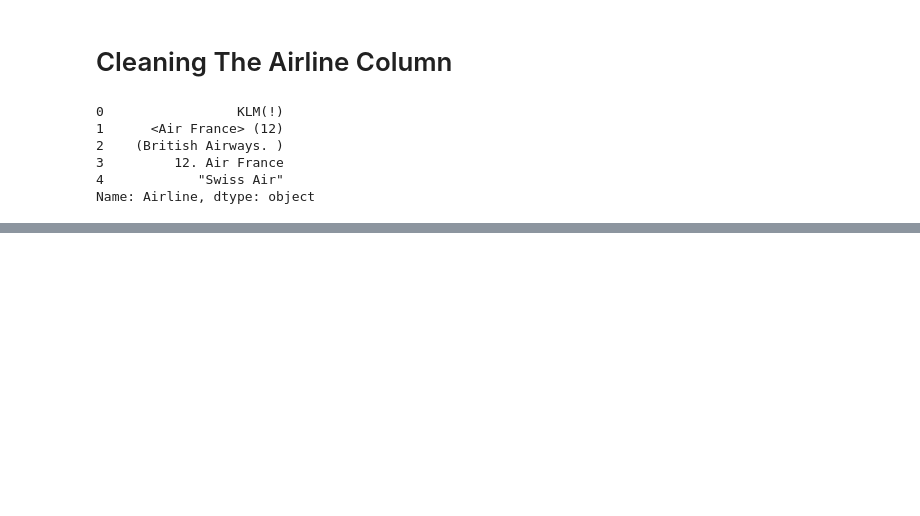
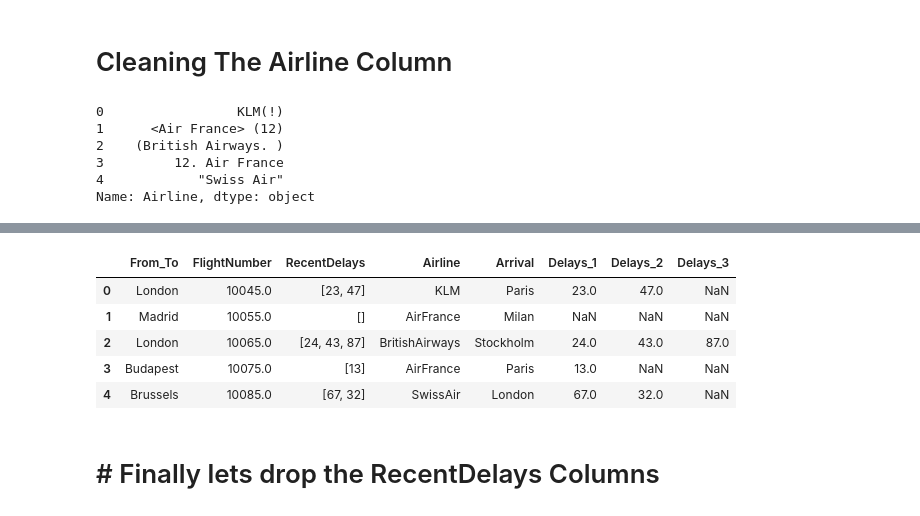
Before and after one commit to RancyChepchirchir/Assignments, a Jupyter notebook: 05.Data_Cleaning_Assignment.ipynb, the cells around one changed output, grey strips where cells are left out. Drawn from its saved outputs; the diff is of its cells as text; code cells hidden in the pictures; blank space fills up the shorter version.

```diff
--- a/05.Data_Cleaning_Assignment.ipynb
+++ b/05.Data_Cleaning_Assignment.ipynb
@@ -199,3 +203,6 @@ should be NaN.
 Expand the Series of lists into a DataFrame named delays, rename the columns
 delay_1, delay_2, etc. and replace the unwanted RecentDelays column in df
 with delays.
+# %%
+df2 = pd.DataFrame(df1['RecentDelays'].values.tolist())
+df2
@@ -201,0 +218,6 @@ with delays.
+# %%
+try:
+    df2.rename(columns = {0:'Delays_1', 1:'Delays_2', 2:'Delays_3'} , inplace = True)
+
+except Exception as x:
+    pass
@@ -201,0 +236,13 @@ with delays.
+# %%
+df1[['Delays_1','Delays_2','Delays_3']] = df2[['Delays_1','Delays_2','Delays_3']]
+# %%
+df1
+# %% [output]
+|  | From_To | FlightNumber | RecentDelays | Airline | Arrival | Delays_1 | Delays_2 | Delays_3 |
+| 0 | London | 10045.0 | [23, 47] | KLM | Paris | 23.0 | 47.0 | NaN |
+| 1 | Madrid | 10055.0 | [] | AirFrance | Milan | NaN | NaN | NaN |
+| 2 | London | 10065.0 | [24, 43, 87] | BritishAirways | Stockholm | 24.0 | 43.0 | 87.0 |
+| 3 | Budapest | 10075.0 | [13] | AirFrance | Paris | 13.0 | NaN | NaN |
+| 4 | Brussels | 10085.0 | [67, 32] | SwissAir | London | 67.0 | 32.0 | NaN |
+# %% [markdown]
+# <a id='7'># Finally lets drop the RecentDelays Columns<a/>
```
Also changed, not shown: parts of 30 cells of this notebook.
